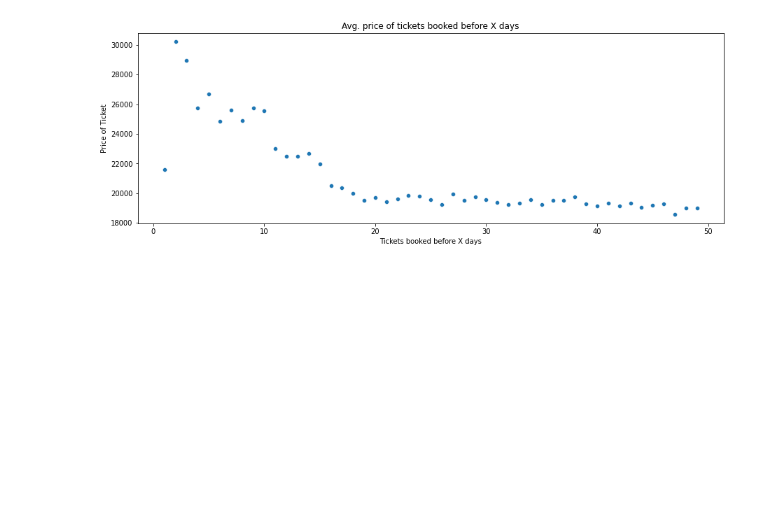
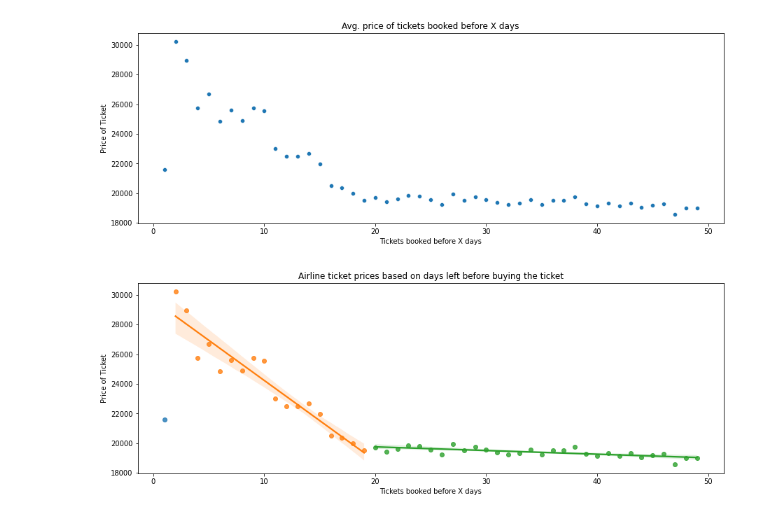
Before and after one commit to heyitsabhijeet/Indian-Airlines-Ticket-Price-Analysis, a Jupyter notebook: India Airlines Ticket Price Exploratory Analysis.ipynb, the cells around one changed output. Saved outputs shown, nothing was run; the diff lists cells and outputs as text; code cells hidden in the pictures; blank space fills up the shorter version.

```diff
--- a/India Airlines Ticket Price Exploratory Analysis.ipynb
+++ b/India Airlines Ticket Price Exploratory Analysis.ipynb
@@ -140,3 +140,13 @@ DP.set(xlabel='Tickets booked before X days', ylabel='Price of Ticket', title='A
 plt.show(DP)
 # %% [output]
 [figure]
+# %%
+plt.figure(figsize=(15,5))
+ax = plt.axes()
+sns.regplot(x = df_temp.loc[df_temp['days_left'] == 1].days_left, y = df_temp.loc[df_temp['days_left'] == 1].price, data= df_temp, fit_reg= False, ax=ax)
+sns.regplot(x = df_temp.loc[(df_temp['days_left'] > 1) & (df_temp['days_left'] < 20)].days_left, y = df_temp.loc[(df_temp['days_left'] > 1) & (df_temp['days_left'] < 20)].price, data = df_temp, fit_reg= True, ax=ax)
+sns.regplot(x = df_temp.loc[df_temp['days_left'] >= 20].days_left, y = df_temp.loc[df_temp['days_left'] >= 20].price, data = df_temp, fit_reg= True, ax=ax)
+ax.set(xlabel='Tickets booked before X days', ylabel='Price of Ticket', title='Airline ticket prices based on days left before buying the ticket')
+plt.show(ax)
+# %% [output]
+[figure, added]
```
Also changed, not shown: parts of 3 cells of this notebook.
